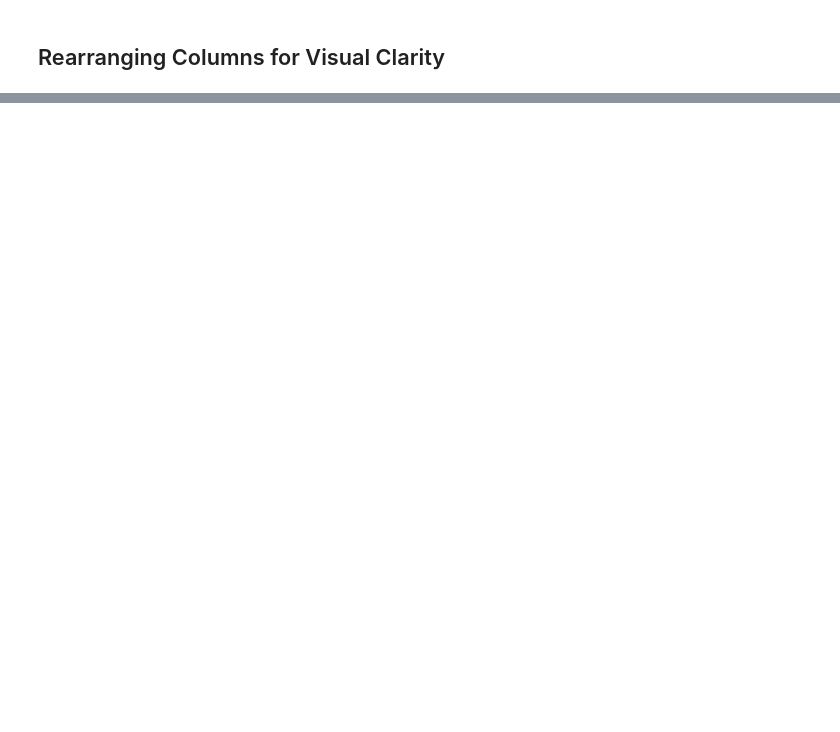
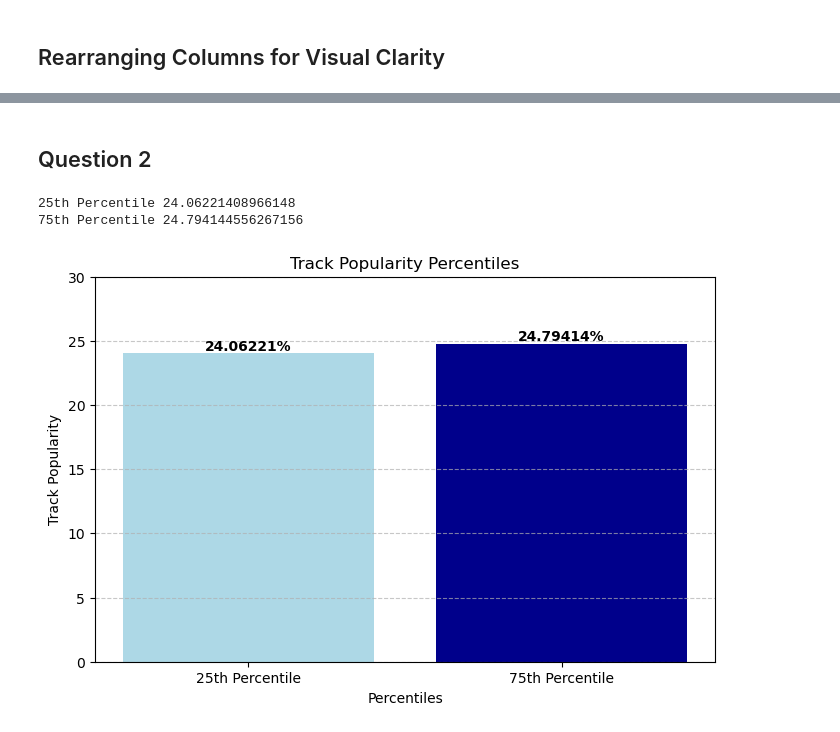
Before and after one commit to yukiroow/data_analytics, a Jupyter notebook: prelimproject.ipynb, the cells around one changed output, grey strips where cells are left out. Cells and saved outputs as stored; diff of their text form; code cells hidden in the pictures; blank space fills up the shorter version.

```diff
--- a/prelimproject.ipynb
+++ b/prelimproject.ipynb
@@ -95,0 +144,31 @@ pearson_data_2.corr(method='pearson')
+# %% [markdown]
+## Question 2
+# %%
+percentile_25 = songs['track_popularity'].quantile(0.25)
+percentile_75 = songs['track_popularity'].quantile(0.75)
+
+tracks_below_25 = (songs['track_popularity'] < percentile_25).mean() * 100
+print("25th Percentile", tracks_below_25)
+
+tracks_above_75 = (songs['track_popularity'] > percentile_75).mean() * 100
+print("75th Percentile", tracks_above_75)
+percentiles = ['25th Percentile', '75th Percentile']
+values = [tracks_below_25, tracks_above_75]
+# Create Bar chart
+plt.figure(figsize=(8, 5))
+bars = plt.bar(percentiles, values, color=['lightblue', 'darkblue'])
+# Label the bars with percentages
+for bar, value in zip(bars, values):
+    plt.text(bar.get_x() + bar.get_width() / 2, bar.get_height(), f"{value:.5f}%",
+             ha='center', va='bottom', fontsize=10, fontweight='bold')
+
+plt.xlabel('Percentiles')
+plt.ylabel('Track Popularity')
+plt.title('Track Popularity Percentiles')
+plt.ylim(0, 30)
+plt.grid(axis='y', linestyle='--', alpha=0.7)
+plt.show()
+# %% [output]
+25th Percentile 24.06221408966148
+75th Percentile 24.794144556267156
+[figure, added]
```
Also changed, not shown: parts of 29 cells of this notebook.
